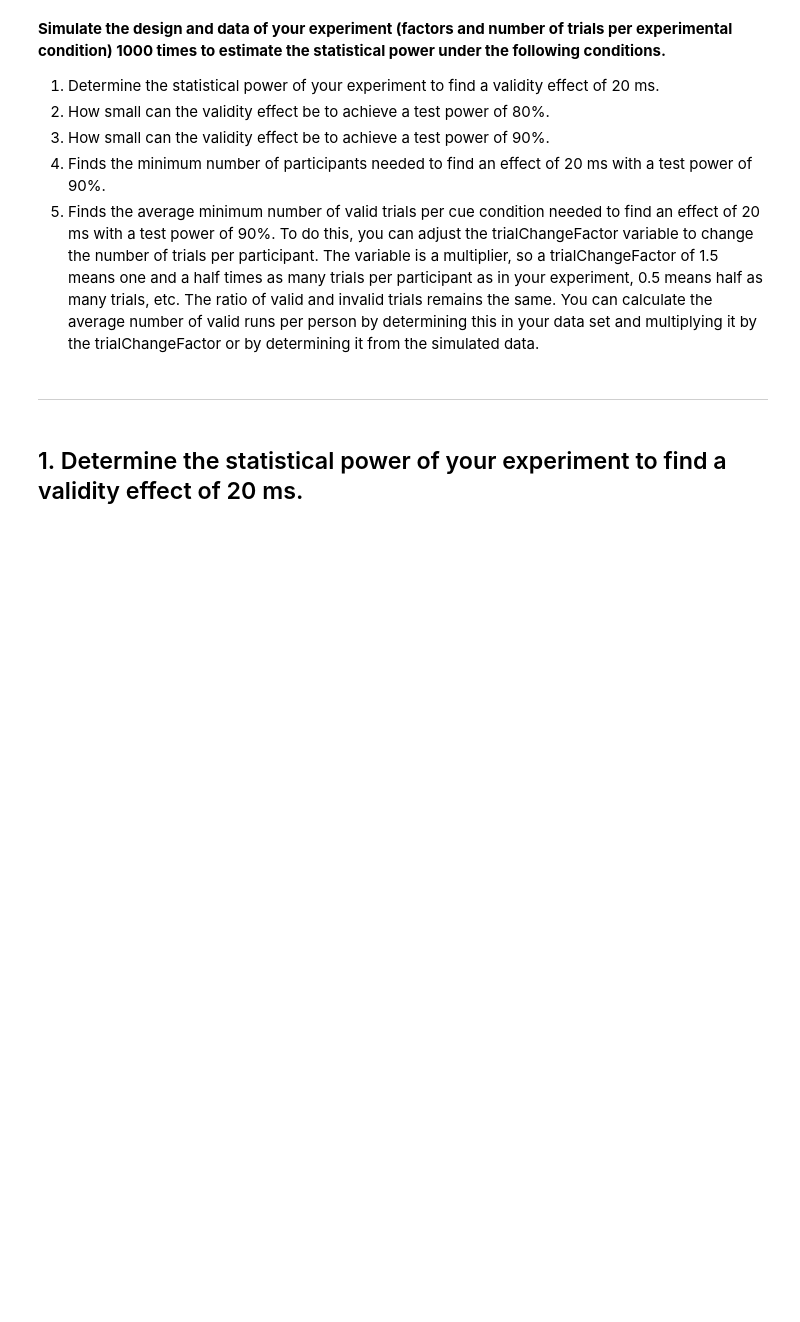
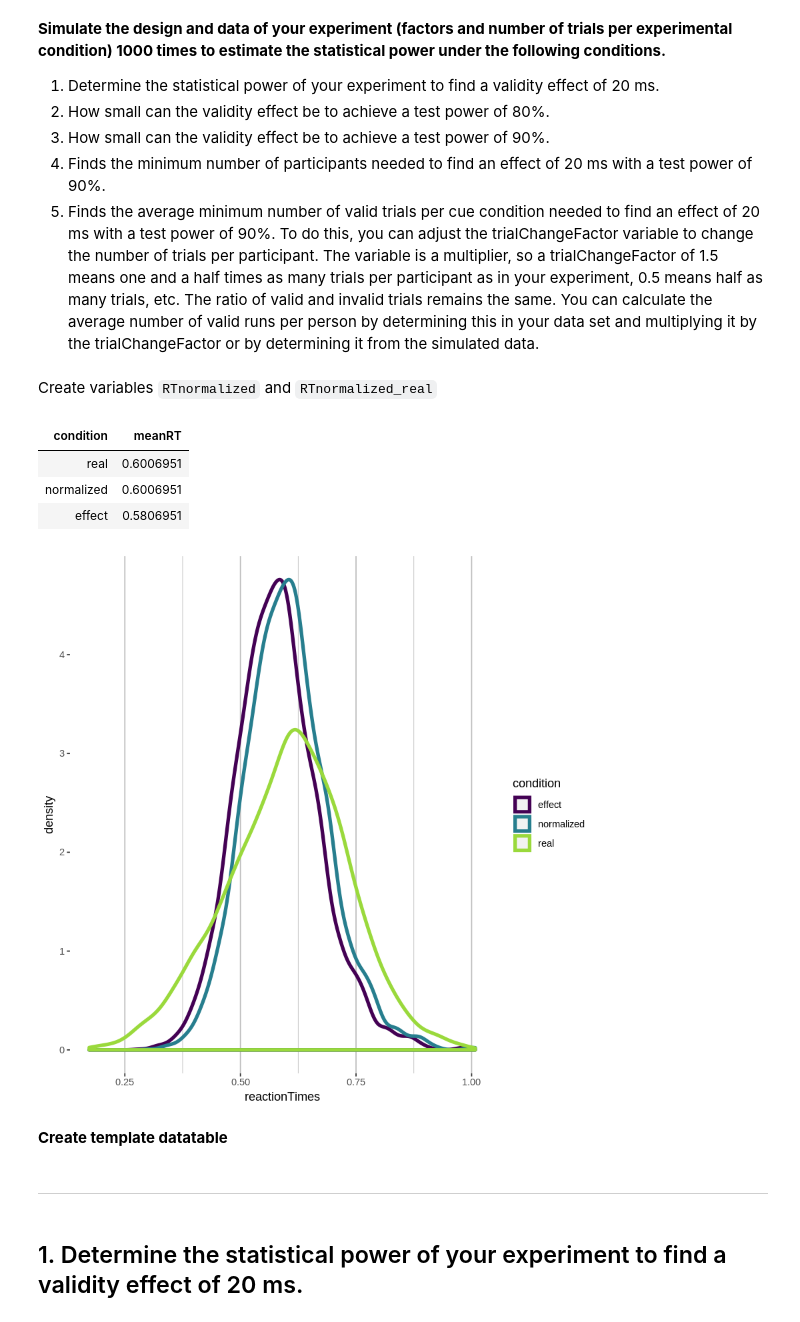
Before and after one commit to dominikpegler/r_analyze_experimental_data, a Jupyter notebook: hw/hw_03.ipynb, the cells around one changed output. Drawn from its saved outputs; the diff is of its cells as text; code cells hidden in the pictures; blank space fills up the shorter version.

```diff
--- a/hw/hw_03.ipynb
+++ b/hw/hw_03.ipynb
@@ -29,3 +36,57 @@ df <- df[df$answerCorrect=="correct" & df$reactionTime<=1 & df$reactionTime >= 0
 3. How small can the validity effect be to achieve a test power of 90%.
 4. Finds the minimum number of participants needed to find an effect of 20 ms with a test power of 90%.
 5. Finds the average minimum number of valid trials per cue condition needed to find an effect of 20 ms with a test power of 90%. To do this, you can adjust the trialChangeFactor variable to change the number of trials per participant. The variable is a multiplier, so a trialChangeFactor of 1.5 means one and a half times as many trials per participant as in your experiment, 0.5 means half as many trials, etc. The ratio of valid and invalid trials remains the same. You can calculate the average number of valid runs per person by determining this in your data set and multiplying it by the trialChangeFactor or by determining it from the simulated data.
+# %% [markdown]
+Create variables `RTnormalized` and `RTnormalized_real`
+# %%
+mean_rt
+# %% [output]
+| condition | meanRT |
+| real | 0.6006951 |
+| normalized | 0.6006951 |
+| effect | 0.5806951 |
+# %%
+df$condition <- paste(df$targetValidity, df$cueSize, sep = "_")
+
+# Variablen initiieren
+vpn <- NULL
+i <- NULL
+j <- NULL
+df$RTnormalized <- 0
+
+for (i in 1:length(unique(df$sbj))) { # Loop über alle Personen
+  vpn_temp <- unique(df$sbj)[i]
+  for (j in 1:length(unique(df$condition))) { # Loop über alle Bedingungen pro Person (deshalb genestet [Loop im Loop])
+    condition_temp <- unique(df$condition)[j]
+    meanRT_temp <- mean(df[condition == condition_temp & sbj == vpn_temp]$reactionTime) # mittlere Reaktionszeit für diese Bedingung ermitteln
+    df[condition == condition_temp & sbj == vpn_temp]$RTnormalized <-
+      df[condition == condition_temp & sbj == vpn_temp]$reactionTime - meanRT_temp # mittlere Reaktionszeit von den Reaktionszeiten abziehen
+  }
+}
+
+# Um die Reaktionszeiten wieder realistischer bzwl. leichter interpretierbar zu machen, addieren wir den Mittelwert aller Reaktionzeiten. Die Form der Verteilung bleibt davon unbeeinflusst.
+df$RTnormalized_real <- df$RTnormalized + mean(df$reactionTime)
+
+# plot distributions
+effect <- 0.02 # minimal relevant effect size to simulate
+condition <- rep(c("real", "normalized", "effect"),
+                 each = length(df$RTnormalized_real))
+reactionTimes <- c(df$reactionTime,
+                   df$RTnormalized_real,
+                   df$RTnormalized_real - effect)
+
+rt_distributions <- data.table(condition = condition, reactionTimes = reactionTimes)
+
+mean_rt <- rt_distributions[, .(meanRT = mean(reactionTimes)), by = .(condition)]
+
+ggplot(rt_distributions, aes(reactionTimes, color = condition)) +
+  geom_density(size = 1.5) +
+  scale_color_viridis_d(end = 0.85) +
+  theme(panel.background = element_blank(),
+        panel.grid = element_line(color = "gray"),
+        panel.grid.minor.y = element_blank(),
+        panel.grid.major.y = element_blank())
+# %% [output]
+[figure, added]
+# %% [markdown]
+**Create template datatable**
```
Also changed, not shown: parts of 14 cells of this notebook.
